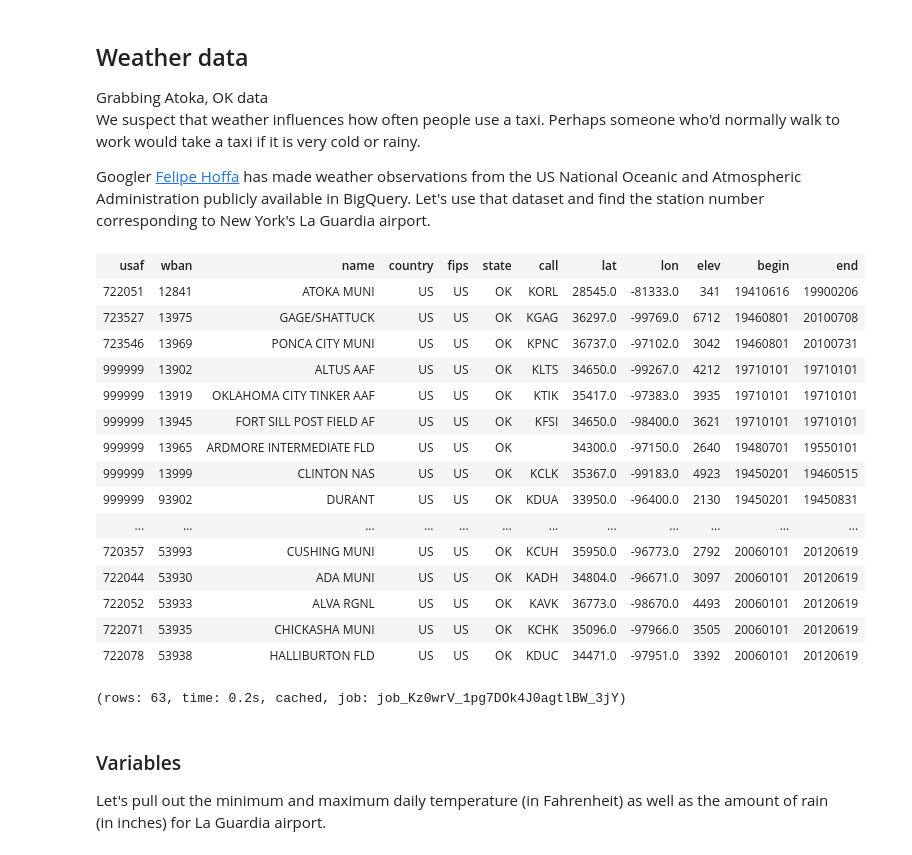
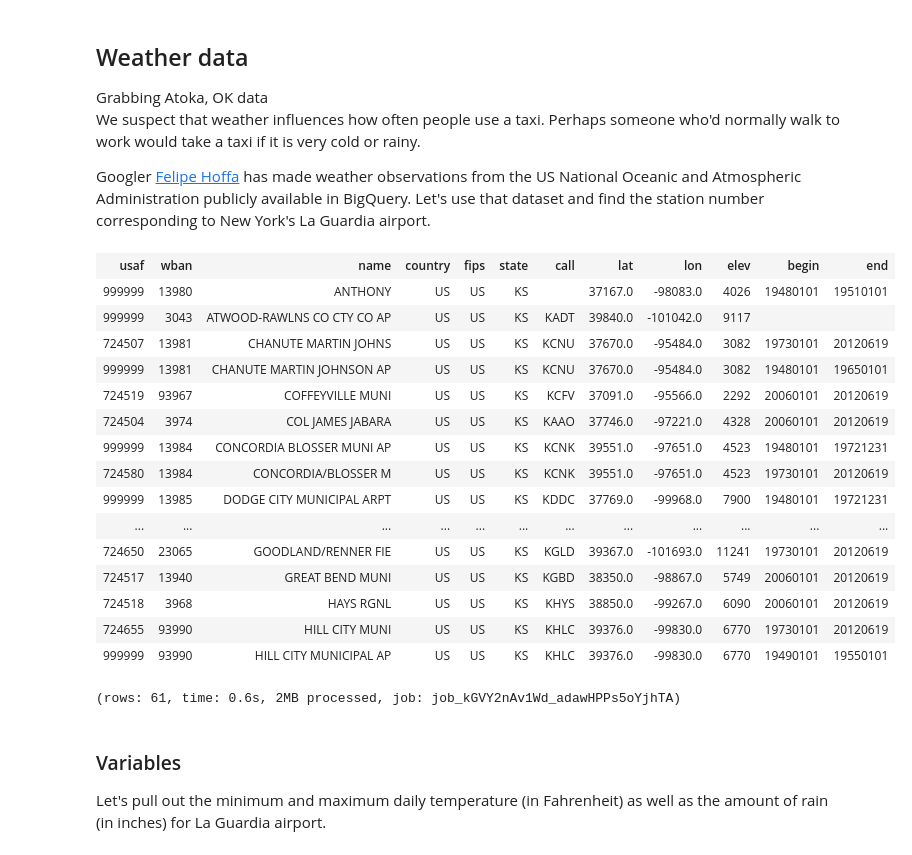
Before and after one commit to drewgray/spp-da-price-forecast, a Jupyter notebook: spp-price-forecast.ipynb, the cells around one changed output. Drawn from its saved outputs; the diff is of its cells as text; code cells hidden in the pictures.

```diff
--- a/spp-price-forecast.ipynb
+++ b/spp-price-forecast.ipynb
@@ -82,25 +82,26 @@ Googler <a href="https://twitter.com/felipehoffa">Felipe Hoffa</a> has made weat
 # %%
 %%sql
 SELECT * FROM [fh-bigquery:weather_gsod.stations]
-WHERE state = 'OK' AND wban != '99999'
+WHERE state = 'KS' AND wban != '99999'
+order by name asc
 # %% [output]
 | usaf | wban | name | country | fips | state | call | lat | lon | elev | begin | end |
-| 722051 | 12841 | ATOKA MUNI | US | US | OK | KORL | 28545.0 | -81333.0 | 341 | 19410616 | 19900206 |
-| 723527 | 13975 | GAGE/SHATTUCK | US | US | OK | KGAG | 36297.0 | -99769.0 | 6712 | 19460801 | 20100708 |
-| 723546 | 13969 | PONCA CITY MUNI | US | US | OK | KPNC | 36737.0 | -97102.0 | 3042 | 19460801 | 20100731 |
-| 999999 | 13902 | ALTUS AAF | US | US | OK | KLTS | 34650.0 | -99267.0 | 4212 | 19710101 | 19710101 |
-| 999999 | 13919 | OKLAHOMA CITY TINKER AAF | US | US | OK | KTIK | 35417.0 | -97383.0 | 3935 | 19710101 | 19710101 |
-| 999999 | 13945 | FORT SILL POST FIELD AF | US | US | OK | KFSI | 34650.0 | -98400.0 | 3621 | 19710101 | 19710101 |
-| 999999 | 13965 | ARDMORE INTERMEDIATE FLD | US | US | OK |  | 34300.0 | -97150.0 | 2640 | 19480701 | 19550101 |
-| 999999 | 13999 | CLINTON NAS | US | US | OK | KCLK | 35367.0 | -99183.0 | 4923 | 19450201 | 19460515 |
-| 999999 | 93902 | DURANT | US | US | OK | KDUA | 33950.0 | -96400.0 | 2130 | 19450201 | 19450831 |
+| 999999 | 13980 | ANTHONY | US | US | KS |  | 37167.0 | -98083.0 | 4026 | 19480101 | 19510101 |
+| 999999 | 3043 | ATWOOD-RAWLNS CO CTY CO AP | US | US | KS | KADT | 39840.0 | -101042.0 | 9117 |  |  |
+| 724507 | 13981 | CHANUTE MARTIN JOHNS | US | US | KS | KCNU | 37670.0 | -95484.0 | 3082 | 19730101 | 20120619 |
+| 999999 | 13981 | CHANUTE MARTIN JOHNSON AP | US | US | KS | KCNU | 37670.0 | -95484.0 | 3082 | 19480101 | 19650101 |
+| 724519 | 93967 | COFFEYVILLE MUNI | US | US | KS | KCFV | 37091.0 | -95566.0 | 2292 | 20060101 | 20120619 |
+| 724504 | 3974 | COL JAMES JABARA | US | US | KS | KAAO | 37746.0 | -97221.0 | 4328 | 20060101 | 20120619 |
+| 999999 | 13984 | CONCORDIA BLOSSER MUNI AP | US | US | KS | KCNK | 39551.0 | -97651.0 | 4523 | 19480101 | 19721231 |
+| 724580 | 13984 | CONCORDIA/BLOSSER M | US | US | KS | KCNK | 39551.0 | -97651.0 | 4523 | 19730101 | 20120619 |
+| 999999 | 13985 | DODGE CITY MUNICIPAL ARPT | US | US | KS | KDDC | 37769.0 | -99968.0 | 7900 | 19480101 | 19721231 |
 | ... | ... | ... | ... | ... | ... | ... | ... | ... | ... | ... | ... |
-| 720357 | 53993 | CUSHING MUNI | US | US | OK | KCUH | 35950.0 | -96773.0 | 2792 | 20060101 | 20120619 |
-| 722044 | 53930 | ADA MUNI | US | US | OK | KADH | 34804.0 | -96671.0 | 3097 | 20060101 | 20120619 |
-| 722052 | 53933 | ALVA RGNL | US | US | OK | KAVK | 36773.0 | -98670.0 | 4493 | 20060101 | 20120619 |
-| 722071 | 53935 | CHICKASHA MUNI | US | US | OK | KCHK | 35096.0 | -97966.0 | 3505 | 20060101 | 20120619 |
-| 722078 | 53938 | HALLIBURTON FLD | US | US | OK | KDUC | 34471.0 | -97951.0 | 3392 | 20060101 | 20120619 |
+| 724650 | 23065 | GOODLAND/RENNER FIE | US | US | KS | KGLD | 39367.0 | -101693.0 | 11241 | 19730101 | 20120619 |
+| 724517 | 13940 | GREAT BEND MUNI | US | US | KS | KGBD | 38350.0 | -98867.0 | 5749 | 20060101 | 20120619 |
+| 724518 | 3968 | HAYS RGNL | US | US | KS | KHYS | 38850.0 | -99267.0 | 6090 | 20060101 | 20120619 |
+| 724655 | 93990 | HILL CITY MUNI | US | US | KS | KHLC | 39376.0 | -99830.0 | 6770 | 19730101 | 20120619 |
+| 999999 | 93990 | HILL CITY MUNICIPAL AP | US | US | KS | KHLC | 39376.0 | -99830.0 | 6770 | 19490101 | 19550101 |
-(rows: 63, time: 0.2s, cached, job: job_Kz0wrV_1pg7DOk4J0agtlBW_3jY)
+(rows: 61, time: 0.6s, 2MB processed, job: job_kGVY2nAv1Wd_adawHPPs5oYjhTA)
 # %% [markdown]
 <h3> Variables </h3>
 
```
Also changed, not shown: parts of 2 cells of this notebook, 22 other files.
